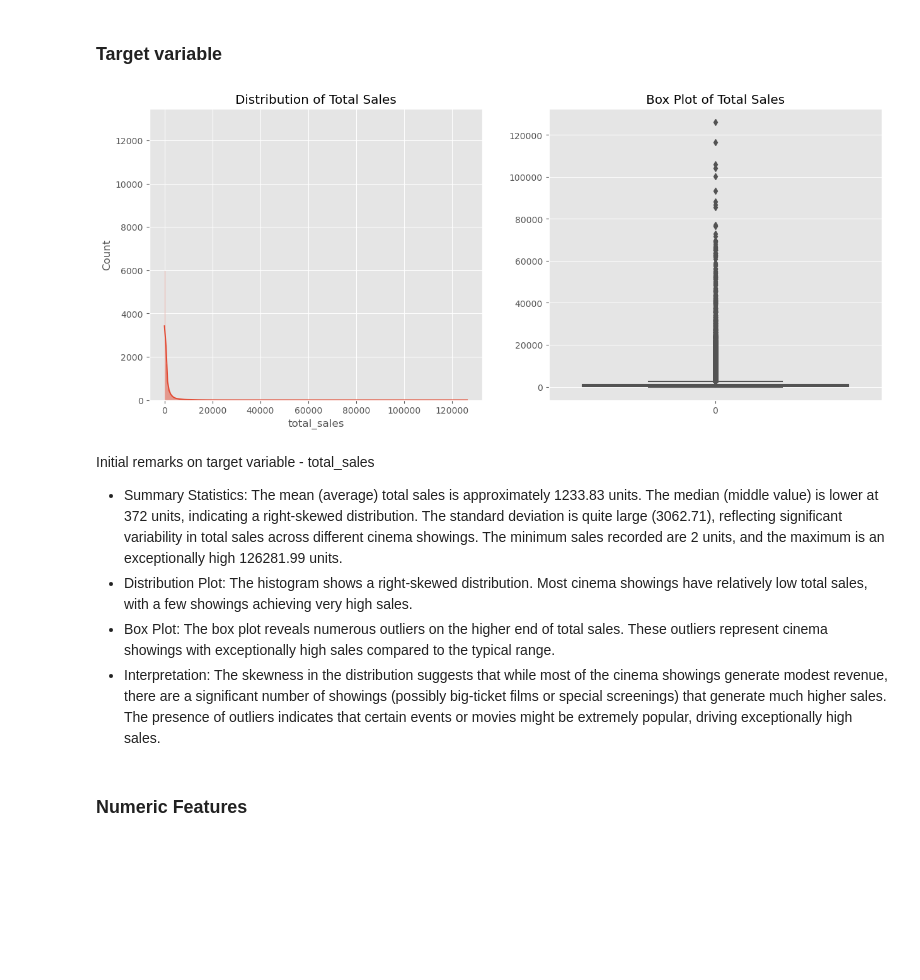
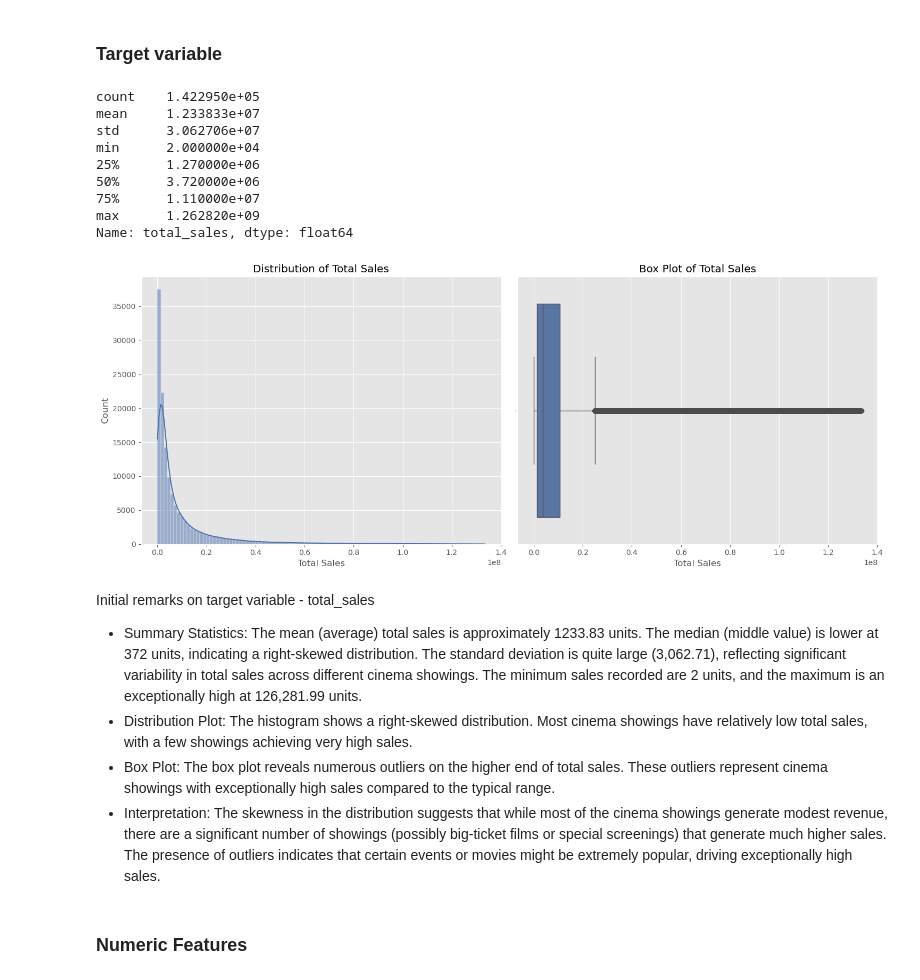
Before and after one commit to timothyrobbinscpa/cinema_revenue, a Jupyter notebook: src/predicting_cinema_revenue.ipynb, the cells around one changed output. Drawn from its saved outputs; the diff is of its cells as text; code cells hidden in the pictures; blank space fills up the shorter version.

Commit message:
Update revnue forecast/ticket sales code

```diff
--- a/src/predicting_cinema_revenue.ipynb
+++ b/src/predicting_cinema_revenue.ipynb
@@ -185,12 +233,3 @@ min           0.048387
 75%          10.000000
 max          70.000000
 Name: ticket_price, dtype: float64
-# %%
-# first convert total_sales to float
-df['total_sales'] = df['total_sales'].astype('float')
-
-
-df['total_sales'] = df['total_sales'] / 10000
-df['total_sales'] = df['total_sales']
-
-df.head()
@@ -286,6 +295,8 @@ Number of duplicate rows: 104
-# %%
-# drop duplicates
-
-df = df.drop_duplicates()
 # %% [markdown]
 There are 104 duplicate rows.  These will be dropped prior to a full EDA.
+# %%
+# Drop full duplicates
+df.drop_duplicates(inplace=True)
+
+# Confirm no more duplicates
+print(df.duplicated().sum())
@@ -362,26 +377,52 @@ df.describe()
 # %%
 # Summary statistics for total_sales
 total_sales_summary = df['total_sales'].describe()
 total_sales_summary
 
-# Creating distribution and box plots for total_sales
+import pandas as pd
+import numpy as np
+import seaborn as sns
+import matplotlib.pyplot as plt
+
+# Check for extreme values or outliers
+print(df['total_sales'].describe())
+
+# Filter the data to remove extreme outliers for better visualization
+filtered_df = df[df['total_sales'] <= df['total_sales'].quantile(0.99)]
+
+# Create a figure with subplots
 plt.figure(figsize=(15, 6))
 
+# Histogram of total_sales
 plt.subplot(1, 2, 1)
-sns.histplot(df['total_sales'], kde=True)
+sns.histplot(filtered_df['total_sales'], bins=100, kde=True)
 plt.title('Distribution of Total Sales')
+plt.xlabel('Total Sales')
+plt.ylabel('Count')
 
+# Boxplot of total_sales
 plt.subplot(1, 2, 2)
-sns.boxplot(df['total_sales'])
+sns.boxplot(x=filtered_df['total_sales'])
 plt.title('Box Plot of Total Sales')
+plt.xlabel('Total Sales')
 
+plt.tight_layout()
 plt.show()
 # %% [output]
+count    1.422950e+05
+mean     1.233833e+07
+std      3.062706e+07
+min      2.000000e+04
+25%      1.270000e+06
+50%      3.720000e+06
+75%      1.110000e+07
+max      1.262820e+09
+Name: total_sales, dtype: float64
-[figure, old version]
+[figure, new version]
 # %% [markdown]
 Initial remarks on target variable - total_sales
 
-- Summary Statistics: The mean (average) total sales is approximately 1233.83 units.  The median (middle value) is lower at 372 units, indicating a right-skewed distribution.  The standard deviation is quite large (3062.71), reflecting significant variability in total sales across different cinema showings.  The minimum sales recorded are 2 units, and the maximum is an exceptionally high 126281.99 units.
+- Summary Statistics: The mean (average) total sales is approximately 1233.83 units.  The median (middle value) is lower at 372 units, indicating a right-skewed distribution.  The standard deviation is quite large (3,062.71), reflecting significant variability in total sales across different cinema showings.  The minimum sales recorded are 2 units, and the maximum is an exceptionally high at 126,281.99 units.
 - Distribution Plot: The histogram shows a right-skewed distribution. Most cinema showings have relatively low total sales, with a few showings achieving very high sales.
 - Box Plot: The box plot reveals numerous outliers on the higher end of total sales. These outliers represent cinema showings with exceptionally high sales compared to the typical range.
 - Interpretation: The skewness in the distribution suggests that while most of the cinema showings generate modest revenue, there are a significant number of showings (possibly big-ticket films or special screenings) that generate much higher sales.  The presence of outliers indicates that certain events or movies might be extremely popular, driving exceptionally high sales.
```
Also changed, not shown: parts of 100 cells of this notebook, 3 other files.
